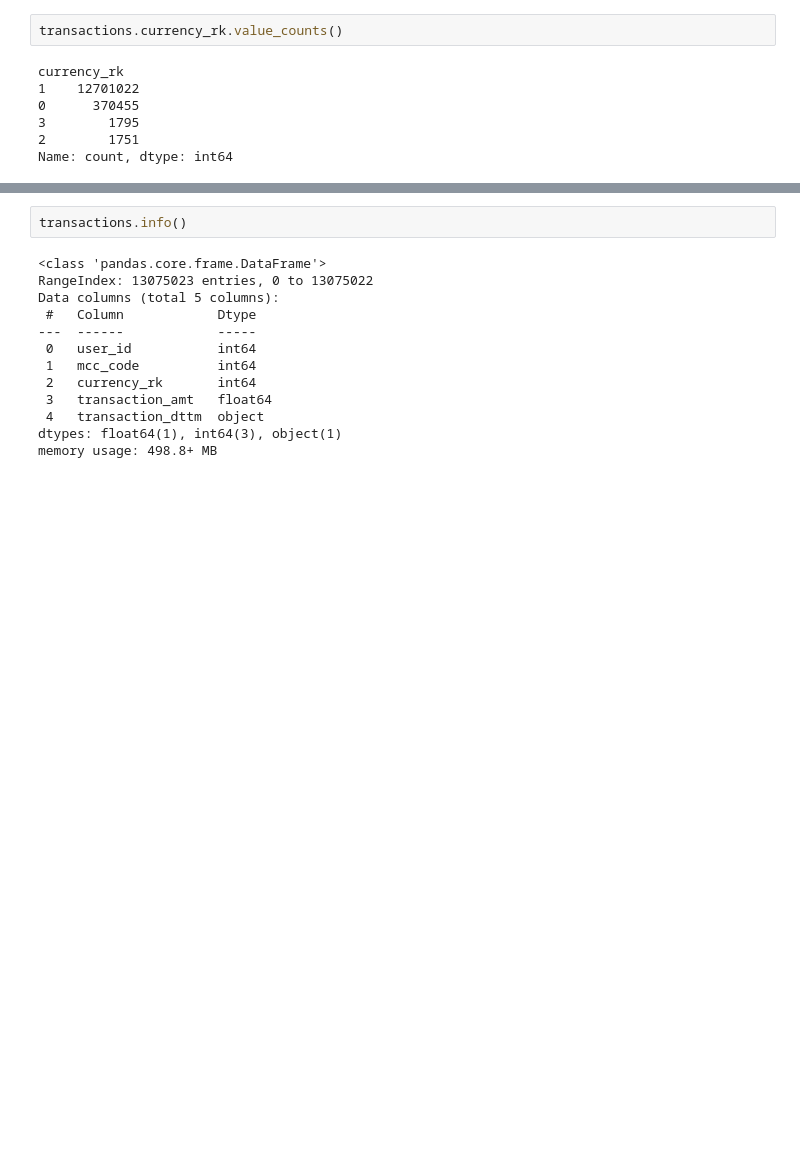
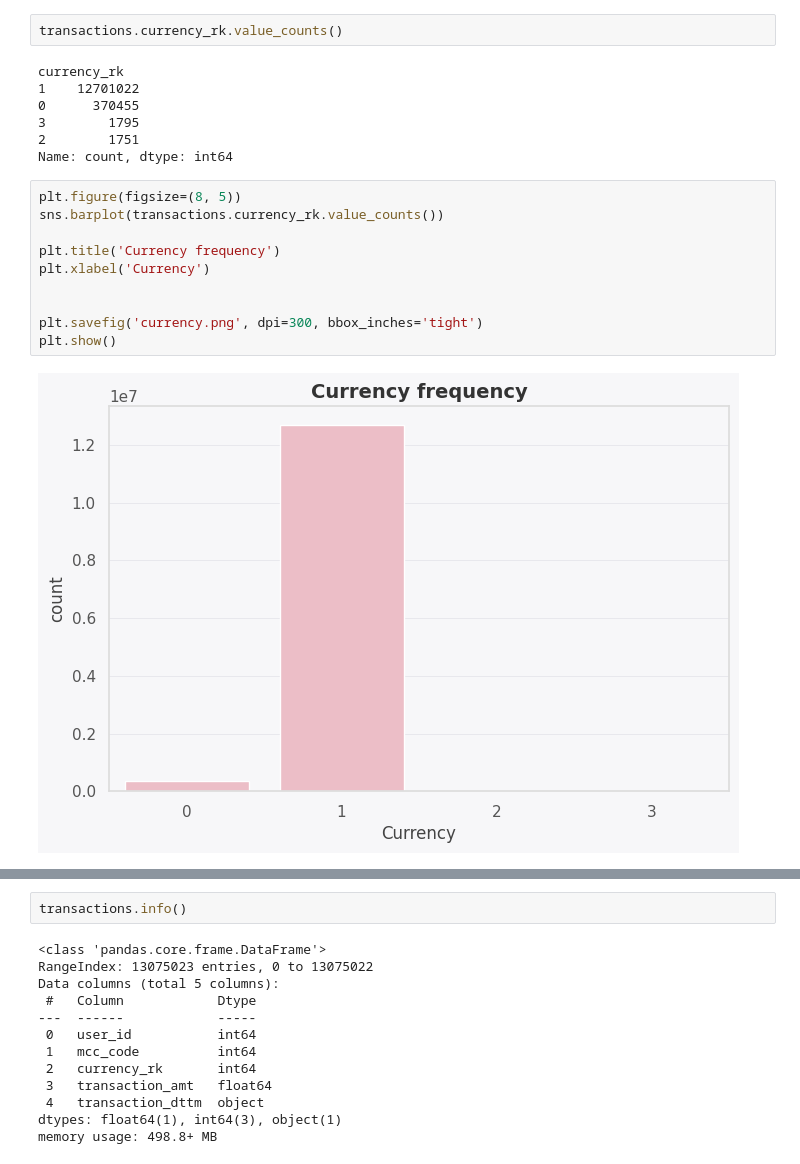
Before and after one commit to Lunalykaya/customer-churn-prediction, a Jupyter notebook: eda-churn.ipynb, the cells around one changed output, grey strips where cells are left out. Cells and saved outputs as stored; diff of their text form; blank space fills up the shorter version.

```diff
--- a/eda-churn.ipynb
+++ b/eda-churn.ipynb
@@ -1126,3 +1126,15 @@ currency_rk
 3        1795
 2        1751
 Name: count, dtype: int64
+# %%
+plt.figure(figsize=(8, 5))
+sns.barplot(transactions.currency_rk.value_counts())
+
+plt.title('Currency frequency')
+plt.xlabel('Currency')
+
+
+plt.savefig('currency.png', dpi=300, bbox_inches='tight')
+plt.show()
+# %% [output]
+[figure, added]
```
Also changed, not shown: parts of 21 cells of this notebook.
